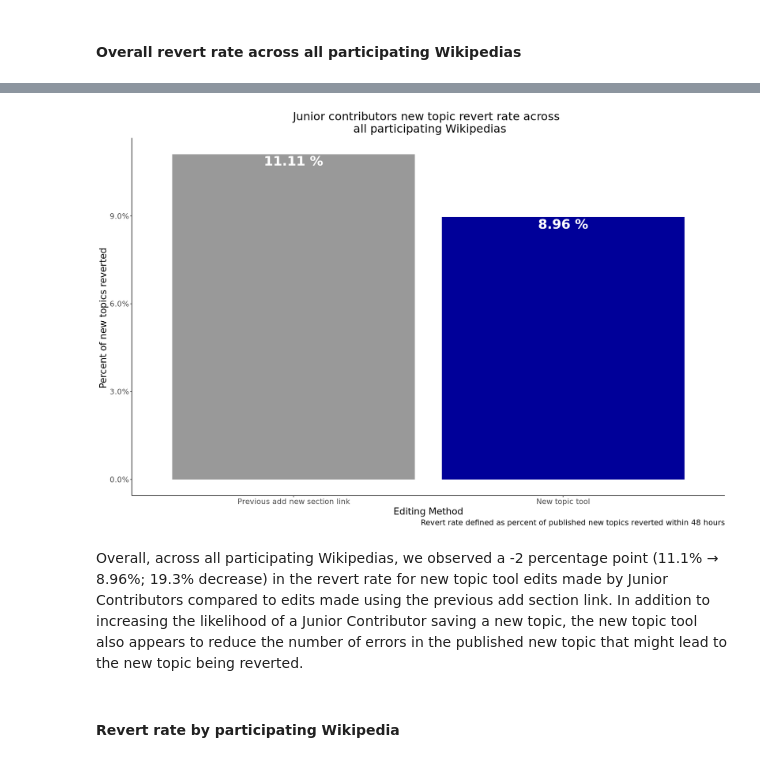
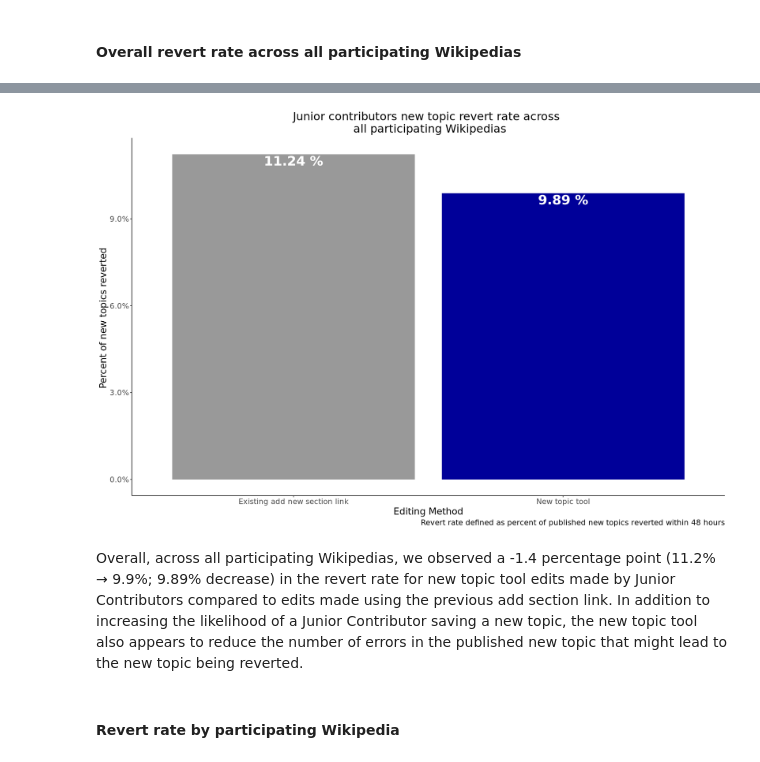
Before and after one commit to wikimedia-research/New-discussion-tool-analysis-2020, a Jupyter notebook: ab_test_logged_in.ipynb, the cells around one changed output, grey strips where cells are left out. Cells and saved outputs as stored; diff of their text form; code cells hidden in the pictures.

```diff
--- a/ab_test_logged_in.ipynb
+++ b/ab_test_logged_in.ipynb
@@ -939,14 +939,19 @@ new_topic_reverts$section_edit_type <-
   factor(
     new_topic_reverts$section_edit_type,
     levels = c("non-new-topic-tool", "new-topic-tool"),
-    labels = c("Previous add new section link", "New topic tool")
+    labels = c("Existing add new section link", "New topic tool")
   )
 new_topic_reverts$experience_level <-
   factor(new_topic_reverts$experience_level,
          levels = c("non-junior", "junior"),
          labels = c("Non-Junior Contributor", "Junior Contributor"))
 
-# reformat user-id and adjust to include wiki to account for duplicate user id instances.
+new_topic_reverts$is_reverted <-
+  factor(new_topic_reverts$is_reverted,
+         levels = c("reverted", "not-reverted"),
+         labels = c("Reverted", "Not reverted"))
+
+#reformat user-id and adjust to include wiki to account for duplicate user id instances.
 # Users do not have the smae user_id on different wikis
 new_topic_reverts$user_id <-
   as.character(paste(new_topic_reverts$user_id,new_topic_reverts$wiki,sep ="-" ))
@@ -990,8 +995,8 @@ new_topic_reverts_jc <- new_topic_reverts %>%
 # aggregrate based on editing experience type
 new_topic_reverts_jc_all <- new_topic_reverts_jc %>%
     group_by(section_edit_type) %>%
-    summarise(total_reverts = sum(num_reverts),
-              total_comments = sum(num_comments),
+    summarise(total_reverts = n_distinct(revision_id[is_reverted == "Reverted"]),
+              total_comments = n_distinct(revision_id),
               revert_rate =paste(round(total_reverts/total_comments * 100, 2), '%'), .groups = 'drop')
 # %%
 new_topic_reverts_jc_all_table <- new_topic_reverts_jc_all %>%
@@ -1033,32 +1038,32 @@ IRdisplay::display_html(file = "new_topic_reverts_jc_all_table.html")
 # %%
 # Plot edit completion rates for each user on each wiki
 
 p <- new_topic_reverts_jc_all %>%
     ggplot(aes(x= section_edit_type, y = total_reverts/ total_comments, fill = section_edit_type)) +
     geom_col(position = 'dodge') +
     geom_text(aes(label = paste(revert_rate), fontface=2), vjust=1.2, size = 8, color = "white") +
     scale_y_continuous(labels = scales::percent) +
-    scale_x_discrete(labels = c("Previous add new section link", "New topic tool")) +
+    scale_x_discrete(labels = c("Existing add new section link", "New topic tool")) +
     labs (y = "Percent of new topics reverted ",
           x = "Editing Method",
           title = "Junior contributors new topic revert rate across \n all participating Wikipedias",
          caption = "Revert rate defined as percent of published new topics reverted within 48 hours")  +
     scale_fill_manual(values= c("#999999", "#000099"))  +
     theme(
         panel.grid.minor = element_blank(),
         panel.background = element_blank(),
          plot.title = element_text(hjust = 0.5),
         text = element_text(size=16),
         legend.position= "none",
         axis.line = element_line(colour = "black"))
 p
 
 
 ggsave("Figures/new_topic_reverts_jc_all .png", p, width = 16, height = 8, units = "in", dpi = 300)
 # %% [output]
-[figure, old version]
+[figure, new version]
 # %% [markdown]
-Overall, across all participating Wikipedias, we observed a -2 percentage point (11.1% → 8.96%; 19.3% decrease) in the revert rate for new topic tool edits made by Junior Contributors compared to edits made using the previous add section link. In addition to increasing the likelihood of a Junior Contributor saving a new topic, the new topic tool also appears to reduce the number of errors in the published new topic that might lead to the new topic being reverted.
+Overall, across all participating Wikipedias, we observed a -1.4 percentage point (11.2% → 9.9%; 9.89% decrease) in the revert rate for new topic tool edits made by Junior Contributors compared to edits made using the previous add section link. In addition to increasing the likelihood of a Junior Contributor saving a new topic, the new topic tool also appears to reduce the number of errors in the published new topic that might lead to the new topic being reverted.
 # %% [markdown]
 #### Revert rate by participating Wikipedia
 # %%
```
Also changed, not shown: parts of 48 cells of this notebook, 1 other file.
